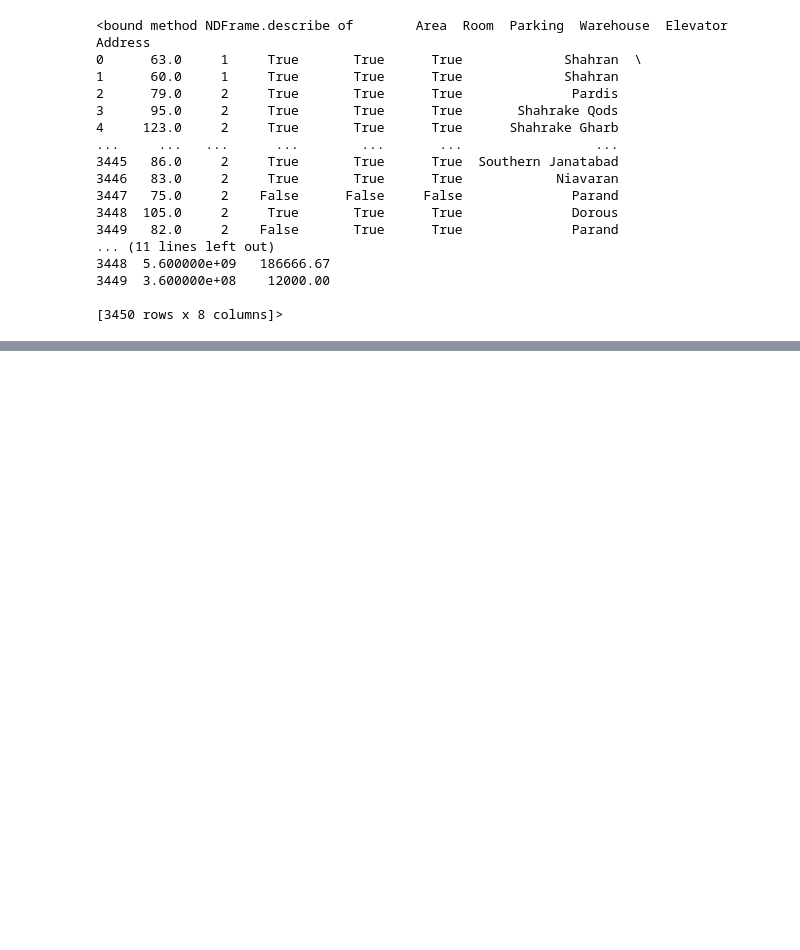
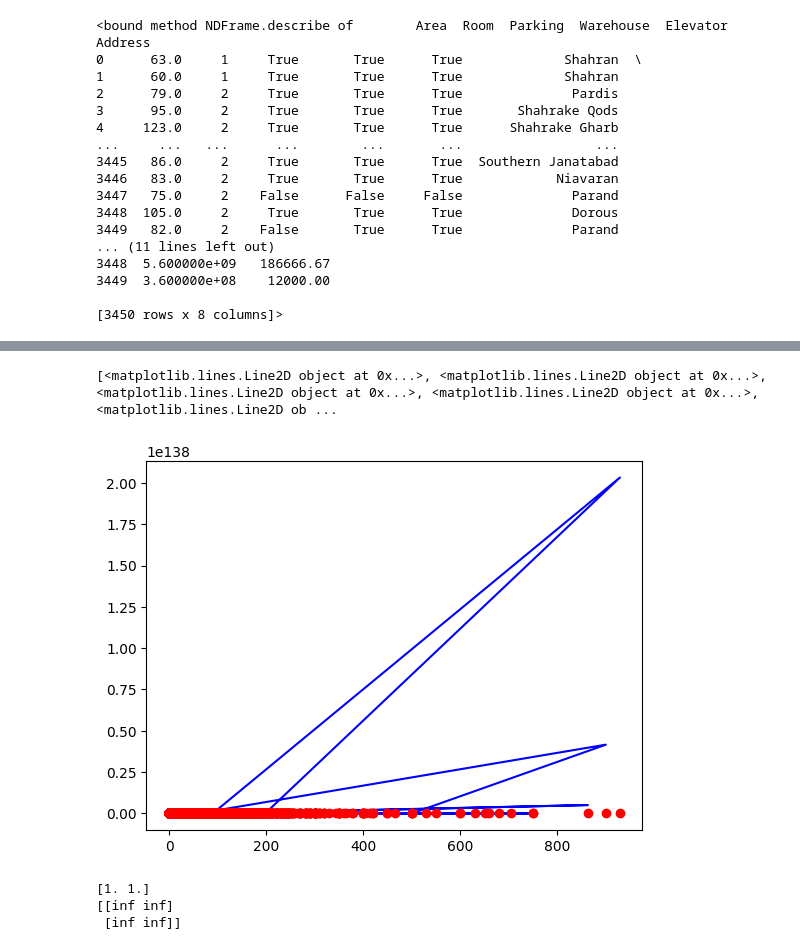
Before and after one commit to MohammadAminNajafi/my_AI, a Jupyter notebook: House price/house_price.ipynb, the cells around one changed output, grey strips where cells are left out. Drawn from its saved outputs; the diff is of its cells as text; code cells hidden in the pictures; blank space fills up the shorter version.

```diff
--- a/House price/house_price.ipynb
+++ b/House price/house_price.ipynb
@@ -59,0 +90,21 @@ plt.show()
+# %%
+def price(entery, a, b):
+    y = a * np.power(entery, 50) + b
+    return y
+# %%
+A = 8.07668550e-11
+B = 9.84002505e+01
+Price = price(train_x, A, B)
+plt.plot(train_x, Price, 'b')
+print(plt.plot(train_x, train_y, 'ro'))
+# %% [output]
+[<matplotlib.lines.Line2D object at 0x...>, <matplotlib.lines.Line2D object at 0x...>, <matplotlib.lines.Line2D object at 0x...>, <matplotlib.lines.Line2D object at 0x...>, <matplotlib.lines.Line2D ob ...
+[figure, added]
+# %%
+optimization = curve_fit(price, df['Price(USD)'], df['Area'])
+print(optimization[0])
+print(optimization[1])
+# %% [output]
+[1. 1.]
+[[inf inf]
+ [inf inf]]
```
Also changed, not shown: parts of 6 cells of this notebook, 1 other file.
